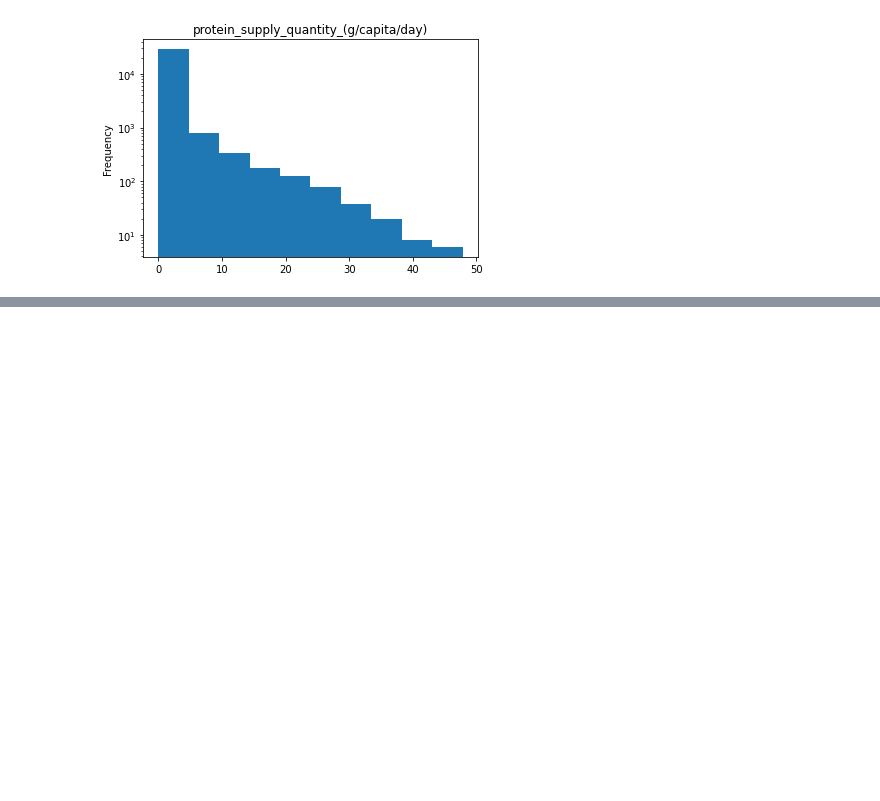
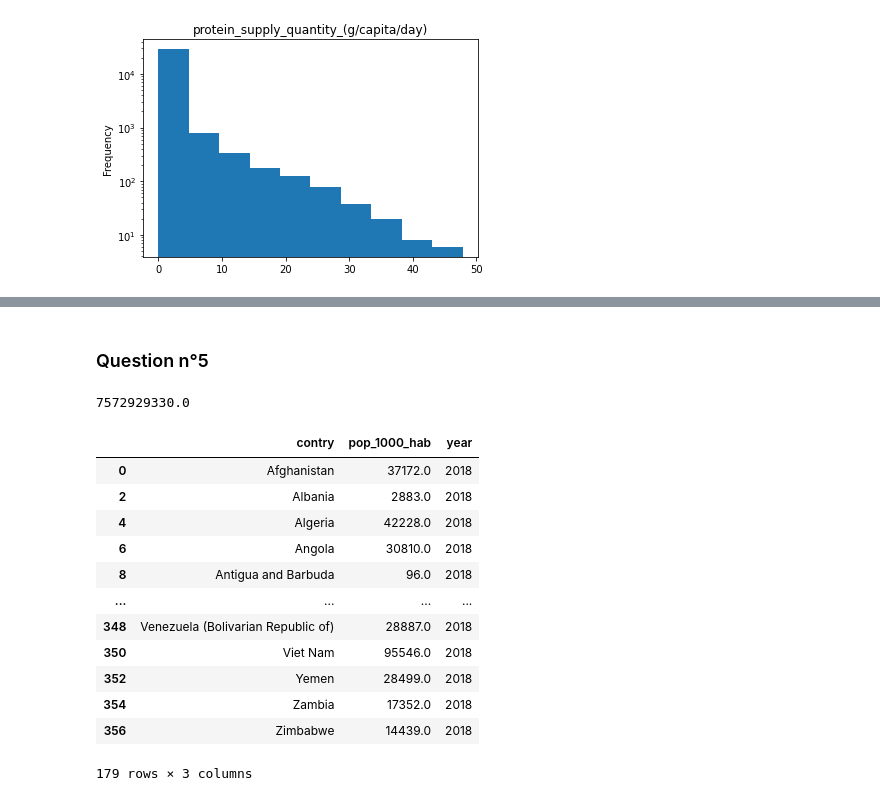
Before and after one commit to StevenDelval/PremierPasPandas, a Jupyter notebook: PremierPasPandas.ipynb, the cells around one changed output, grey strips where cells are left out. Saved outputs shown, nothing was run; the diff lists cells and outputs as text; code cells hidden in the pictures; blank space fills up the shorter version.

Commit message:
Question 4 5 6

```diff
--- a/PremierPasPandas.ipynb
+++ b/PremierPasPandas.ipynb
@@ -353,0 +382,29 @@ for column in col_num :
+# %% [markdown]
+### Question n°5
+# %%
+# df_2018 = df_merge[mask_2018]
+# # df_pop_2018= df_2018[["pop_1000_hab"]].groupby("pop_1000_hab").sum().reset_index()
+# #
+# df_2018[["contry","pop_1000_hab"]].groupby("contry").count().reset_index()
+# print(df_pop_2018["pop_1000_hab"].sum()*1000)
+df_2018 =df_pop[df_pop["year"]== 2018]
+
+df_2018 = df_2018.rename(columns ={"area":"contry"})
+df_2018 =df_2018[["contry","pop_1000_hab","year"]]
+print(df_2018["pop_1000_hab"].sum()*1000)
+df_2018
+# %% [output]
+7572929330.0
+|  | contry | pop_1000_hab | year |
+| 0 | Afghanistan | 37172.0 | 2018 |
+| 2 | Albania | 2883.0 | 2018 |
+| 4 | Algeria | 42228.0 | 2018 |
+| 6 | Angola | 30810.0 | 2018 |
+| 8 | Antigua and Barbuda | 96.0 | 2018 |
+| ... | ... | ... | ... |
+| 348 | Venezuela (Bolivarian Republic of) | 28887.0 | 2018 |
+| 350 | Viet Nam | 95546.0 | 2018 |
+| 352 | Yemen | 28499.0 | 2018 |
+| 354 | Zambia | 17352.0 | 2018 |
+| 356 | Zimbabwe | 14439.0 | 2018 |
+179 rows × 3 columns
```
Also changed, not shown: parts of 7 cells of this notebook.
